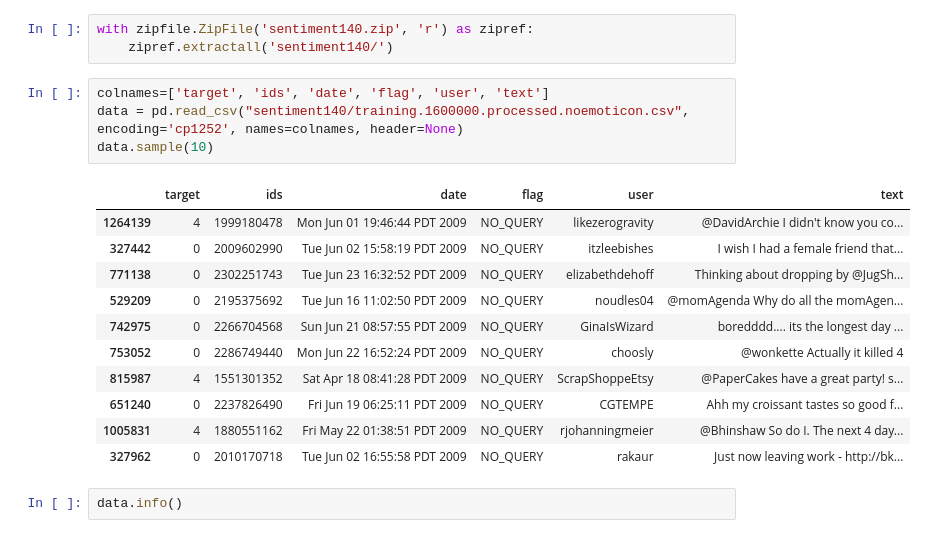
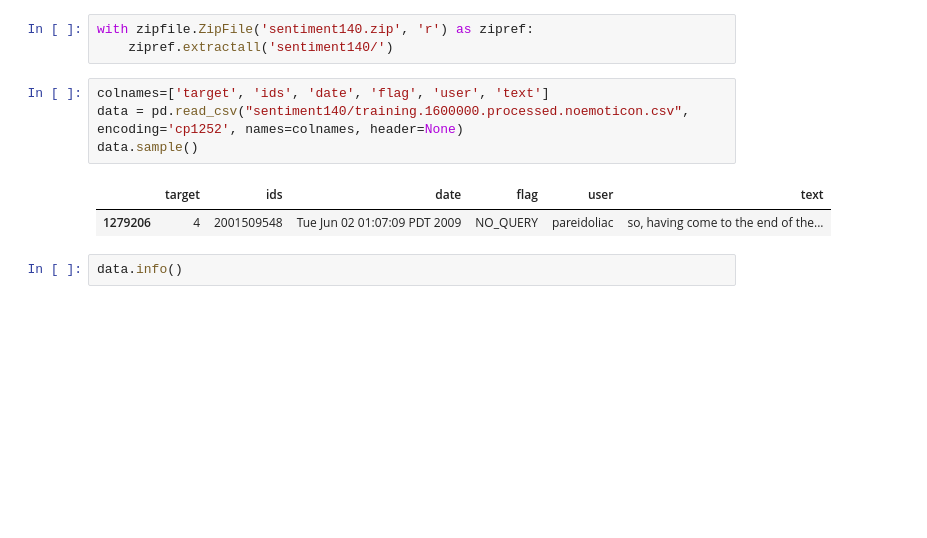
Before and after one commit to sad-bkt/sentiment_classification, a Jupyter notebook: sentiment_classification.ipynb, the cells around one changed output. Saved outputs shown, nothing was run; the diff lists cells and outputs as text; blank space fills up the shorter version.

```diff
--- a/sentiment_classification.ipynb
+++ b/sentiment_classification.ipynb
@@ -22,19 +50,10 @@ with zipfile.ZipFile('sentiment140.zip', 'r') as zipref:
 # %%
 colnames=['target', 'ids', 'date', 'flag', 'user', 'text']
 data = pd.read_csv("sentiment140/training.1600000.processed.noemoticon.csv", encoding='cp1252', names=colnames, header=None)
-data.sample(10)
+data.sample()
 # %% [output]
 |  | target | ids | date | flag | user | text |
-| 1264139 | 4 | 1999180478 | Mon Jun 01 19:46:44 PDT 2009 | NO_QUERY | likezerogravity | @DavidArchie I didn't know you co... |
-| 327442 | 0 | 2009602990 | Tue Jun 02 15:58:19 PDT 2009 | NO_QUERY | itzleebishes | I wish I had a female friend that... |
-| 771138 | 0 | 2302251743 | Tue Jun 23 16:32:52 PDT 2009 | NO_QUERY | elizabethdehoff | Thinking about dropping by @JugSh... |
-| 529209 | 0 | 2195375692 | Tue Jun 16 11:02:50 PDT 2009 | NO_QUERY | noudles04 | @momAgenda Why do all the momAgen... |
-| 742975 | 0 | 2266704568 | Sun Jun 21 08:57:55 PDT 2009 | NO_QUERY | GinaIsWizard | boredddd.... its the longest day ... |
-| 753052 | 0 | 2286749440 | Mon Jun 22 16:52:24 PDT 2009 | NO_QUERY | choosly | @wonkette Actually it killed 4 |
-| 815987 | 4 | 1551301352 | Sat Apr 18 08:41:28 PDT 2009 | NO_QUERY | ScrapShoppeEtsy | @PaperCakes have a great party! s... |
-| 651240 | 0 | 2237826490 | Fri Jun 19 06:25:11 PDT 2009 | NO_QUERY | CGTEMPE | Ahh my croissant tastes so good f... |
-| 1005831 | 4 | 1880551162 | Fri May 22 01:38:51 PDT 2009 | NO_QUERY | rjohanningmeier | @Bhinshaw So do I. The next 4 day... |
-| 327962 | 0 | 2010170718 | Tue Jun 02 16:55:58 PDT 2009 | NO_QUERY | rakaur | Just now leaving work - http://bk... |
+| 1279206 | 4 | 2001509548 | Tue Jun 02 01:07:09 PDT 2009 | NO_QUERY | pareidoliac | so, having come to the end of the... |
 # %%
 data.info()
 # %% [output]
```
Also changed, not shown: parts of 12 cells of this notebook, 2 other files.
